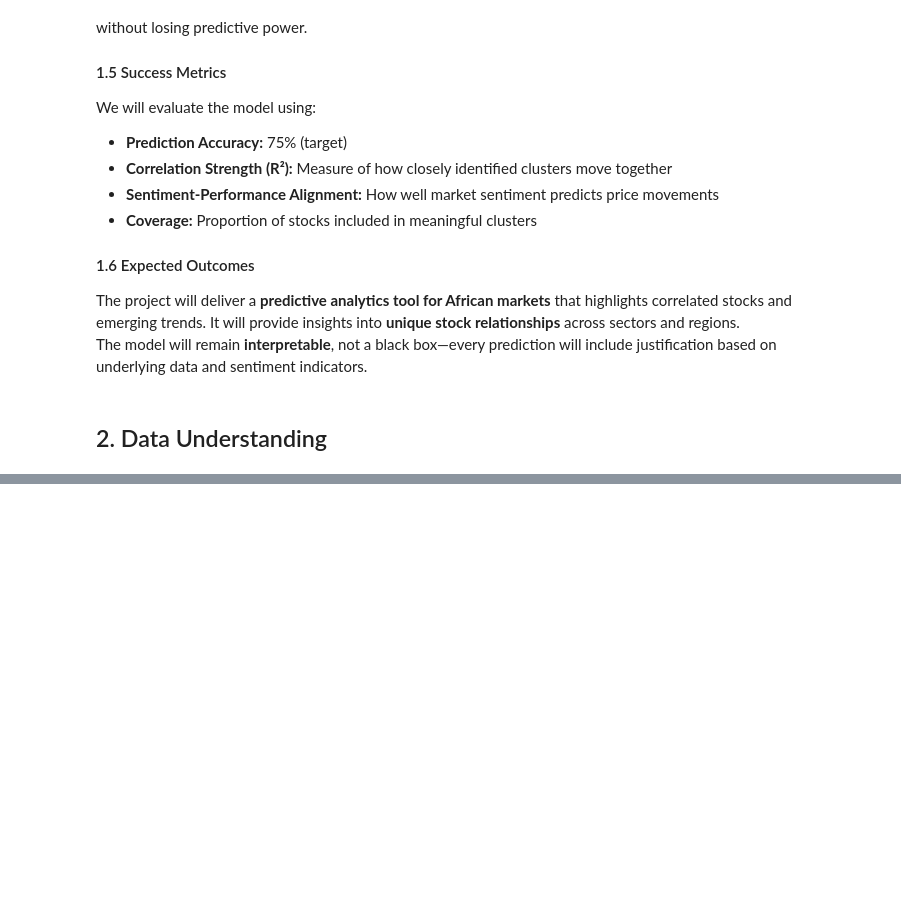
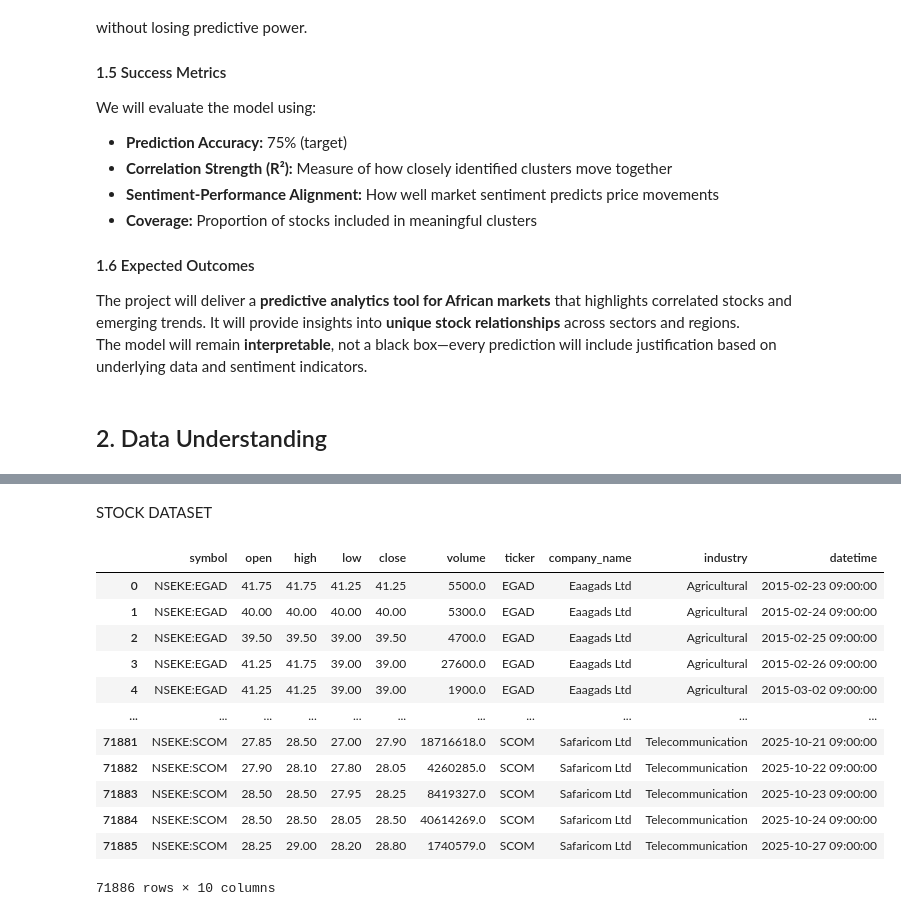
Before and after one commit to M-Nesphory/Apex-Group-Stock-Trader, a Jupyter notebook: apex-notebook.ipynb, the cells around one changed output, grey strips where cells are left out. Saved outputs shown, nothing was run; the diff lists cells and outputs as text; code cells hidden in the pictures; blank space fills up the shorter version.

```diff
--- a/apex-notebook.ipynb
+++ b/apex-notebook.ipynb
@@ -34,0 +82,22 @@ The model will remain **interpretable**, not a black box—every prediction will
+# %% [markdown]
+STOCK DATASET
+# %%
+import pandas as pd
+
+# Example path — update this to where your CSV is saved
+stock_df = pd.read_csv(r"C:\Users\User\Desktop\stock_data.csv")
+stock_df
+# %% [output]
+|  | symbol | open | high | low | close | volume | ticker | company_name | industry | datetime |
+| 0 | NSEKE:EGAD | 41.75 | 41.75 | 41.25 | 41.25 | 5500.0 | EGAD | Eaagads Ltd | Agricultural | 2015-02-23 09:00:00 |
+| 1 | NSEKE:EGAD | 40.00 | 40.00 | 40.00 | 40.00 | 5300.0 | EGAD | Eaagads Ltd | Agricultural | 2015-02-24 09:00:00 |
+| 2 | NSEKE:EGAD | 39.50 | 39.50 | 39.00 | 39.50 | 4700.0 | EGAD | Eaagads Ltd | Agricultural | 2015-02-25 09:00:00 |
+| 3 | NSEKE:EGAD | 41.25 | 41.75 | 39.00 | 39.00 | 27600.0 | EGAD | Eaagads Ltd | Agricultural | 2015-02-26 09:00:00 |
+| 4 | NSEKE:EGAD | 41.25 | 41.25 | 39.00 | 39.00 | 1900.0 | EGAD | Eaagads Ltd | Agricultural | 2015-03-02 09:00:00 |
+| ... | ... | ... | ... | ... | ... | ... | ... | ... | ... | ... |
+| 71881 | NSEKE:SCOM | 27.85 | 28.50 | 27.00 | 27.90 | 18716618.0 | SCOM | Safaricom Ltd | Telecommunication | 2025-10-21 09:00:00 |
+| 71882 | NSEKE:SCOM | 27.90 | 28.10 | 27.80 | 28.05 | 4260285.0 | SCOM | Safaricom Ltd | Telecommunication | 2025-10-22 09:00:00 |
+| 71883 | NSEKE:SCOM | 28.50 | 28.50 | 27.95 | 28.25 | 8419327.0 | SCOM | Safaricom Ltd | Telecommunication | 2025-10-23 09:00:00 |
+| 71884 | NSEKE:SCOM | 28.50 | 28.50 | 28.05 | 28.50 | 40614269.0 | SCOM | Safaricom Ltd | Telecommunication | 2025-10-24 09:00:00 |
+| 71885 | NSEKE:SCOM | 28.25 | 29.00 | 28.20 | 28.80 | 1740579.0 | SCOM | Safaricom Ltd | Telecommunication | 2025-10-27 09:00:00 |
+71886 rows × 10 columns
```
Also changed, not shown: parts of 18 cells of this notebook, 1 other file.
